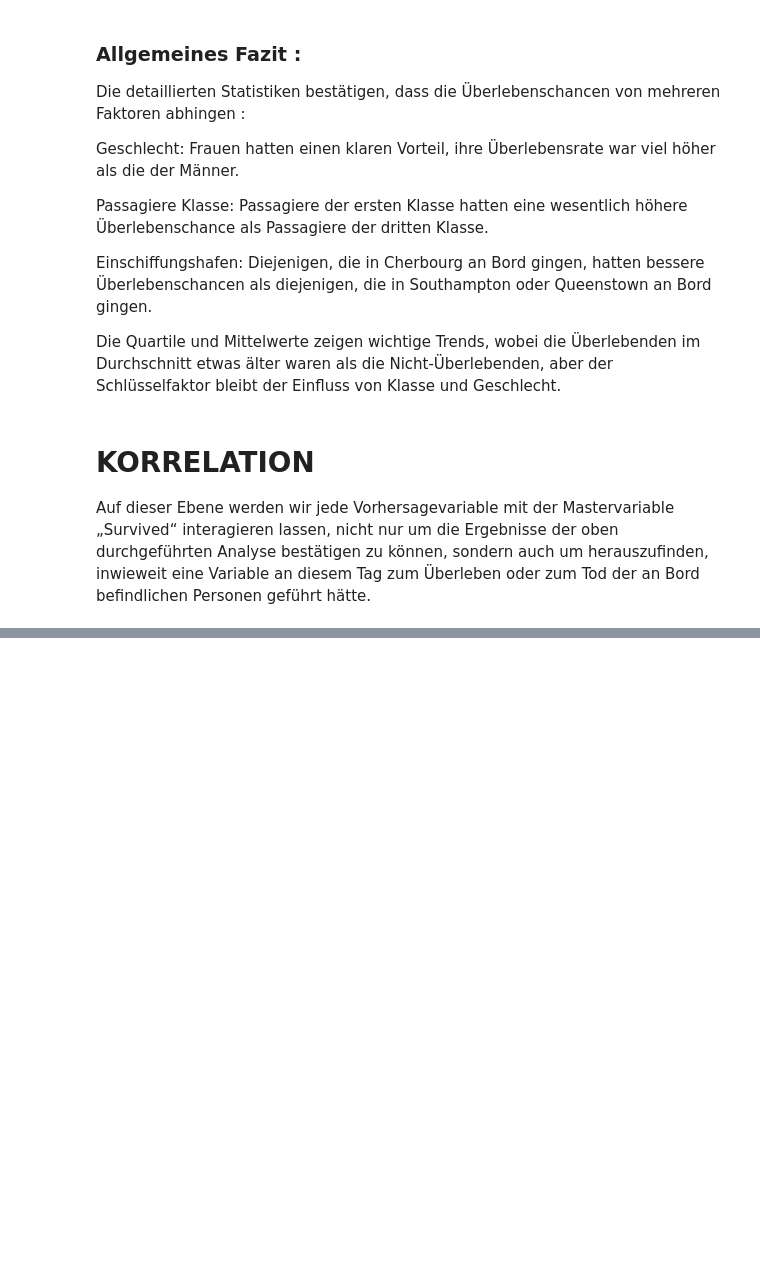
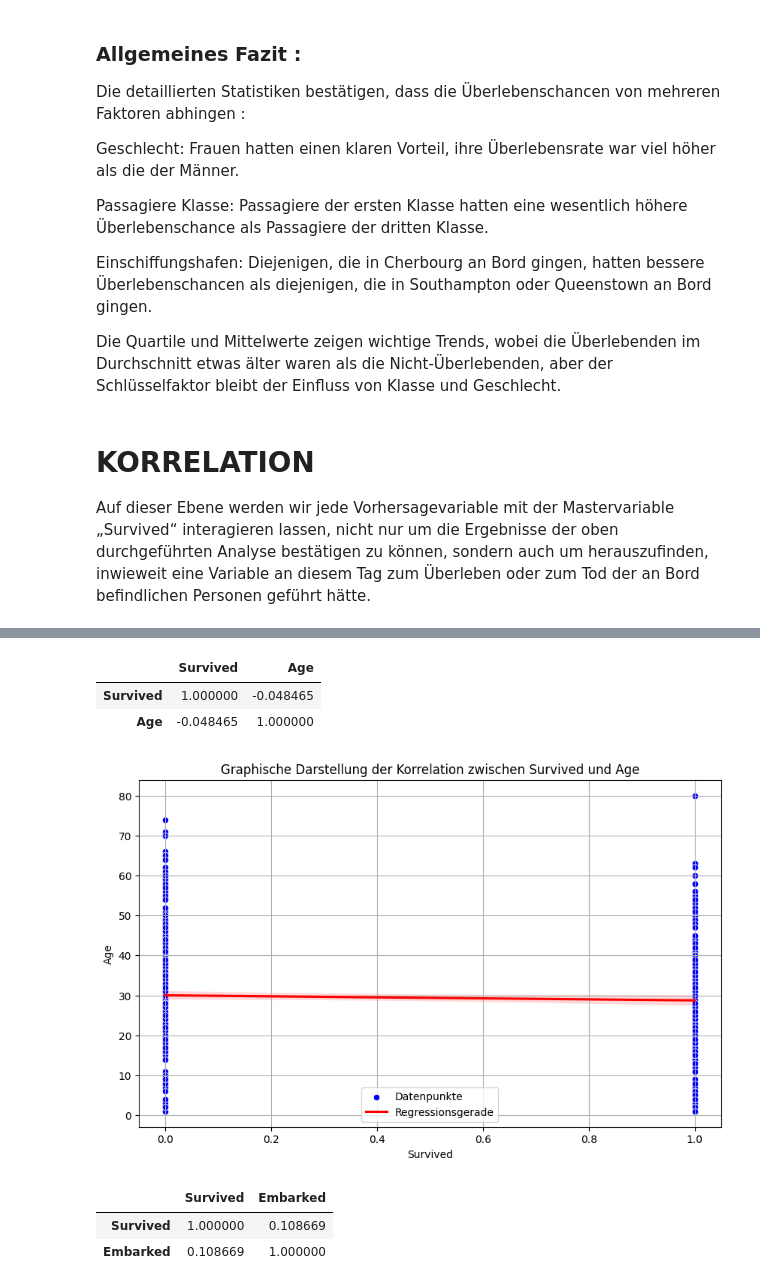
Before and after one commit to estham2003/Titanic_new_version, a Jupyter notebook: src/Titanic_study_new_version.ipynb, the cells around one changed output, grey strips where cells are left out. Cells and saved outputs as stored; diff of their text form; code cells hidden in the pictures; blank space fills up the shorter version.

```diff
--- a/src/Titanic_study_new_version.ipynb
+++ b/src/Titanic_study_new_version.ipynb
@@ -709,0 +778,29 @@ Auf dieser Ebene werden wir jede Vorhersagevariable mit der Mastervariable „Su
+# %%
+data_for_study[['Survived', 'Age']].corr()
+# %% [output]
+|  | Survived | Age |
+| Survived | 1.000000 | -0.048465 |
+| Age | -0.048465 | 1.000000 |
+# %%
+plt.figure(figsize=(10, 6))
+
+# Punktwolke
+sns.scatterplot(x='Survived', y='Age', data=data_for_study, color='blue', label='Datenpunkte')
+
+# Regressiongerade
+sns.regplot(x='Survived', y='Age', data=data_for_study, scatter=False, color='red', line_kws={'color': 'red'}, label='Regressionsgerade')
+
+plt.title('Graphische Darstellung der Korrelation zwischen Survived und Age')
+plt.xlabel('Survived')
+plt.ylabel('Age')
+plt.legend()
+plt.grid(True)
+plt.show()
+# %% [output]
+[figure, added]
+# %%
+data_for_study[['Survived', 'Embarked']].corr()
+# %% [output]
+|  | Survived | Embarked |
+| Survived | 1.000000 | 0.108669 |
+| Embarked | 0.108669 | 1.000000 |
```
Also changed, not shown: parts of 12 cells of this notebook.
